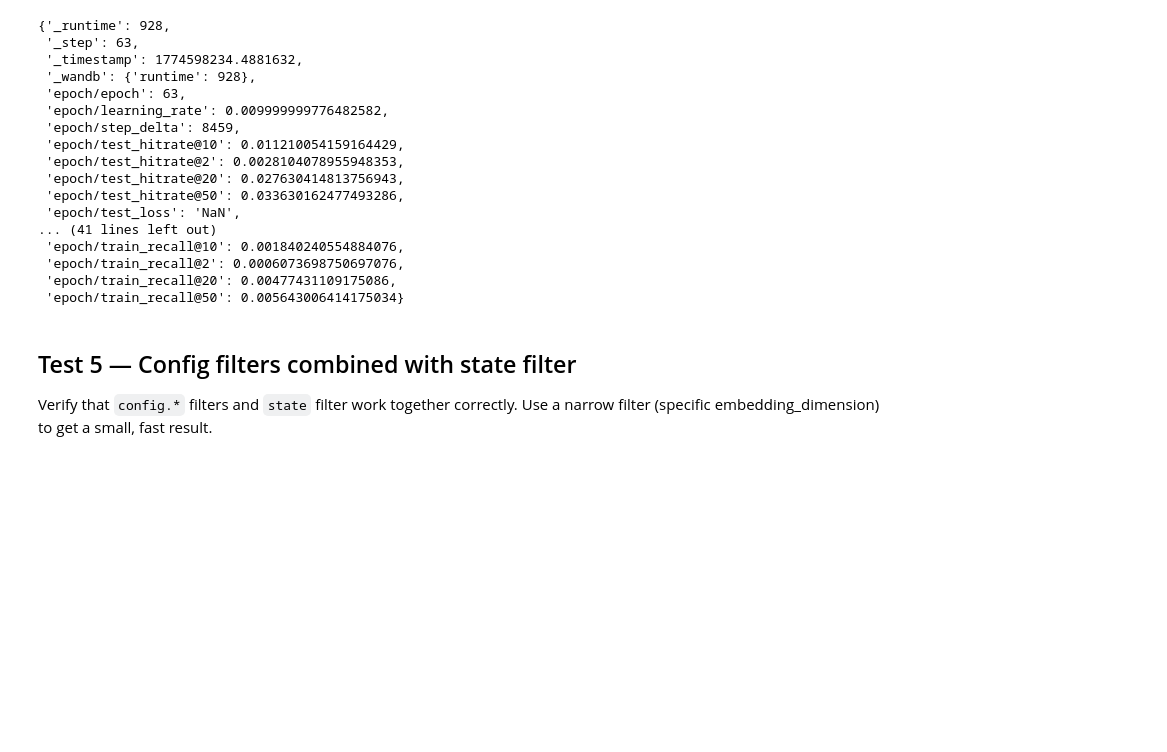
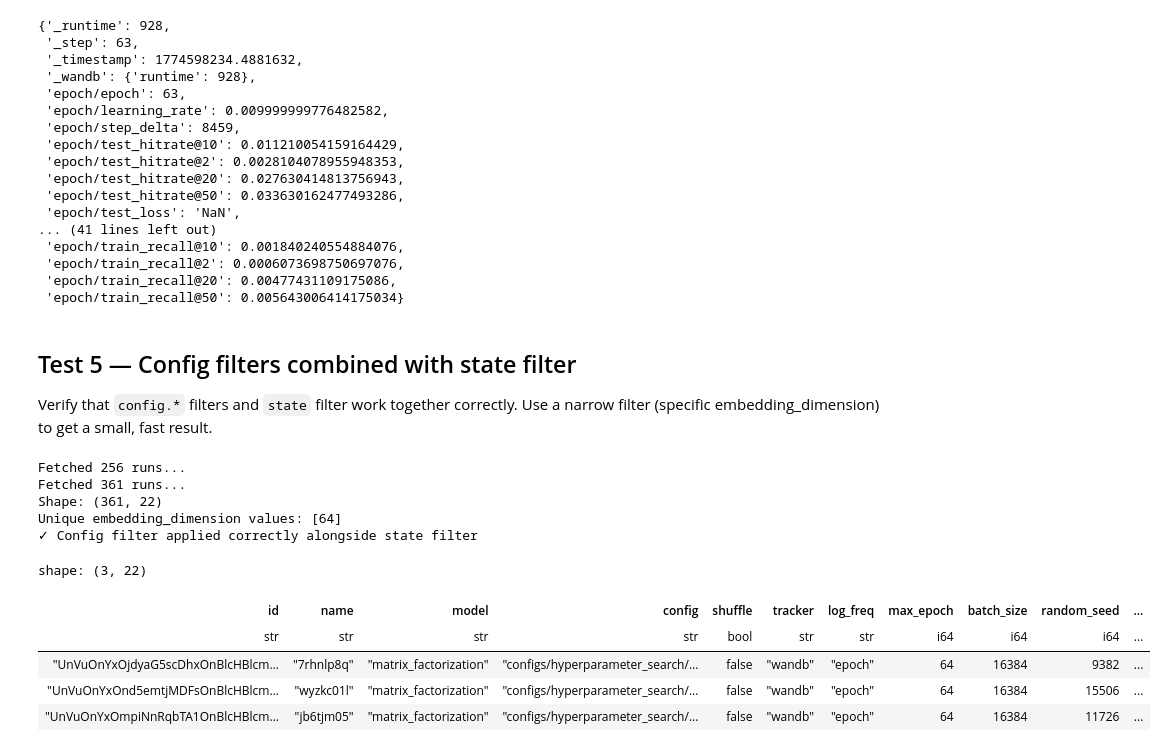
Before and after one commit to chaald/peppermint-matrix, a Jupyter notebook: notebooks/sandbox/fetch_experiment_runs.ipynb, the cells around one changed output. Cells and saved outputs as stored; diff of their text form; code cells hidden in the pictures; blank space fills up the shorter version.

Commit message:
refactor config arguments

```diff
--- a/notebooks/sandbox/fetch_experiment_runs.ipynb
+++ b/notebooks/sandbox/fetch_experiment_runs.ipynb
@@ -213,13 +212,29 @@ df_full["summary_metrics"][0]
 Verify that `config.*` filters and `state` filter work together correctly.
 Use a narrow filter (specific embedding_dimension) to get a small, fast result.
 # %%
-df_narrow = fetch_experiment_runs(
-    {"model": "matrix_factorization", "embedding_dimension": 64, "state": "finished"},
+lower_embedding_runs = fetch_experiment_runs(
+    {
+        "config.model": "matrix_factorization",
+        "config.embedding_dimension": 64,
+        "state": "finished",
+    },
     include_summary_metrics=True,
 )
 
-print(f"Shape: {df_narrow.shape}")
-print(f"Unique embedding_dimension values: {df_narrow['embedding_dimension'].unique().to_list()}")
-assert all(v == 64 for v in df_narrow["embedding_dimension"].to_list()), "All rows should have embedding_dimension=64"
+print(f"Shape: {lower_embedding_runs.shape}")
+print(f"Unique embedding_dimension values: {lower_embedding_runs['embedding_dimension'].unique().to_list()}")
+assert all(v == 64 for v in lower_embedding_runs["embedding_dimension"].to_list()), "All rows should have embedding_dimension=64"
 print("✓ Config filter applied correctly alongside state filter")
-df_narrow.head(3)
+lower_embedding_runs.head(3)
+# %% [output]
+Fetched 256 runs...
+Fetched 361 runs...
+Shape: (361, 22)
+Unique embedding_dimension values: [64]
+✓ Config filter applied correctly alongside state filter
+shape: (3, 22)
+| id | name | model | config | shuffle | tracker | log_freq | max_epoch | batch_size | random_seed | ... |
+| str | str | str | str | bool | str | str | i64 | i64 | i64 | ... |
+| "UnVuOnYxOjdyaG5scDhxOnBlcHBlcm… | "7rhnlp8q" | "matrix_factorization" | "configs/hyperparameter_search/… | false | "wandb" | "epoch" | 64 | 16384 | 9382 | ... |
+| "UnVuOnYxOnd5emtjMDFsOnBlcHBlcm… | "wyzkc01l" | "matrix_factorization" | "configs/hyperparameter_search/… | false | "wandb" | "epoch" | 64 | 16384 | 15506 | ... |
+| "UnVuOnYxOmpiNnRqbTA1OnBlcHBlcm… | "jb6tjm05" | "matrix_factorization" | "configs/hyperparameter_search/… | false | "wandb" | "epoch" | 64 | 16384 | 11726 | ... |
```
Also changed, not shown: parts of 6 cells of this notebook, 3 other files.
